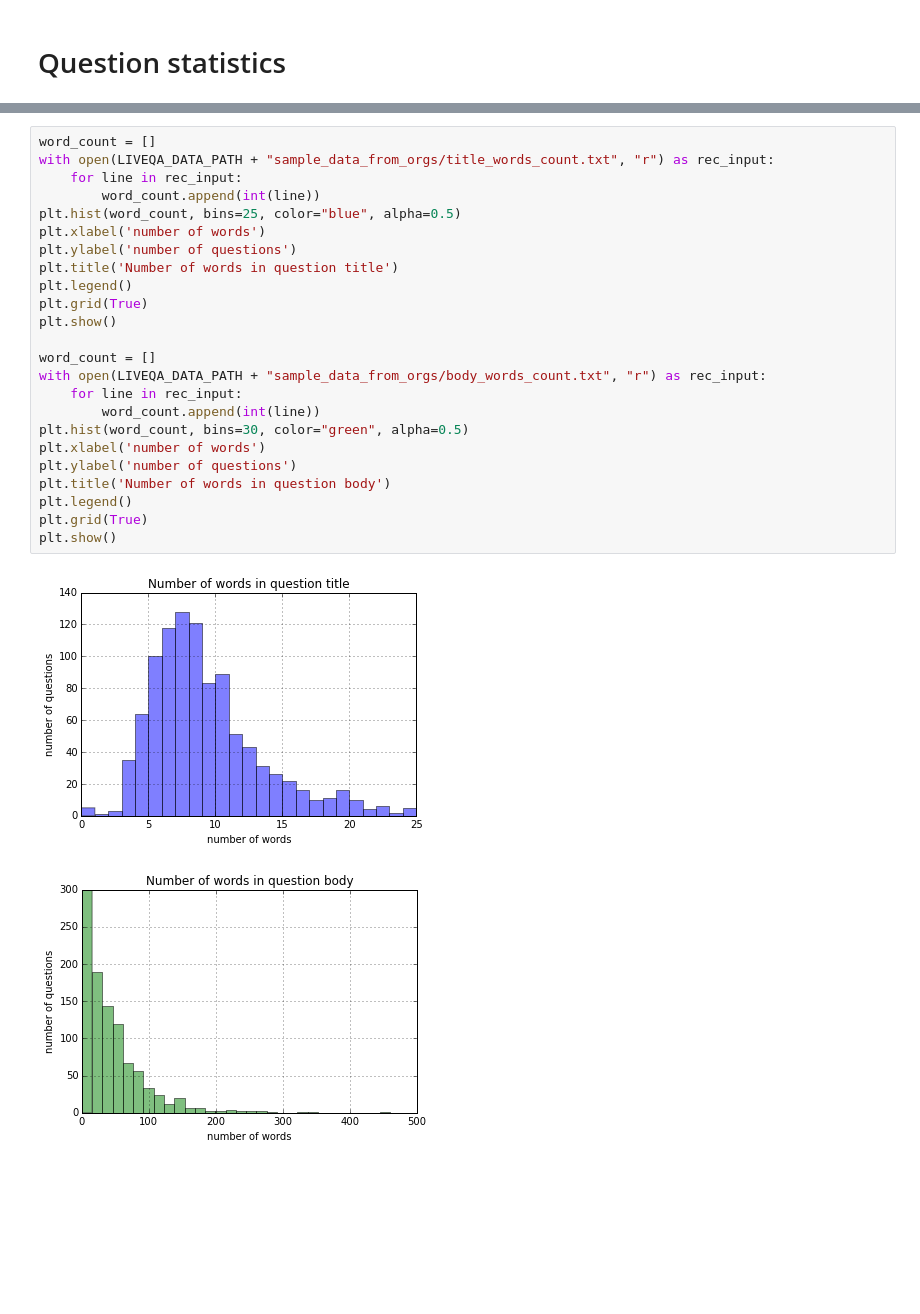
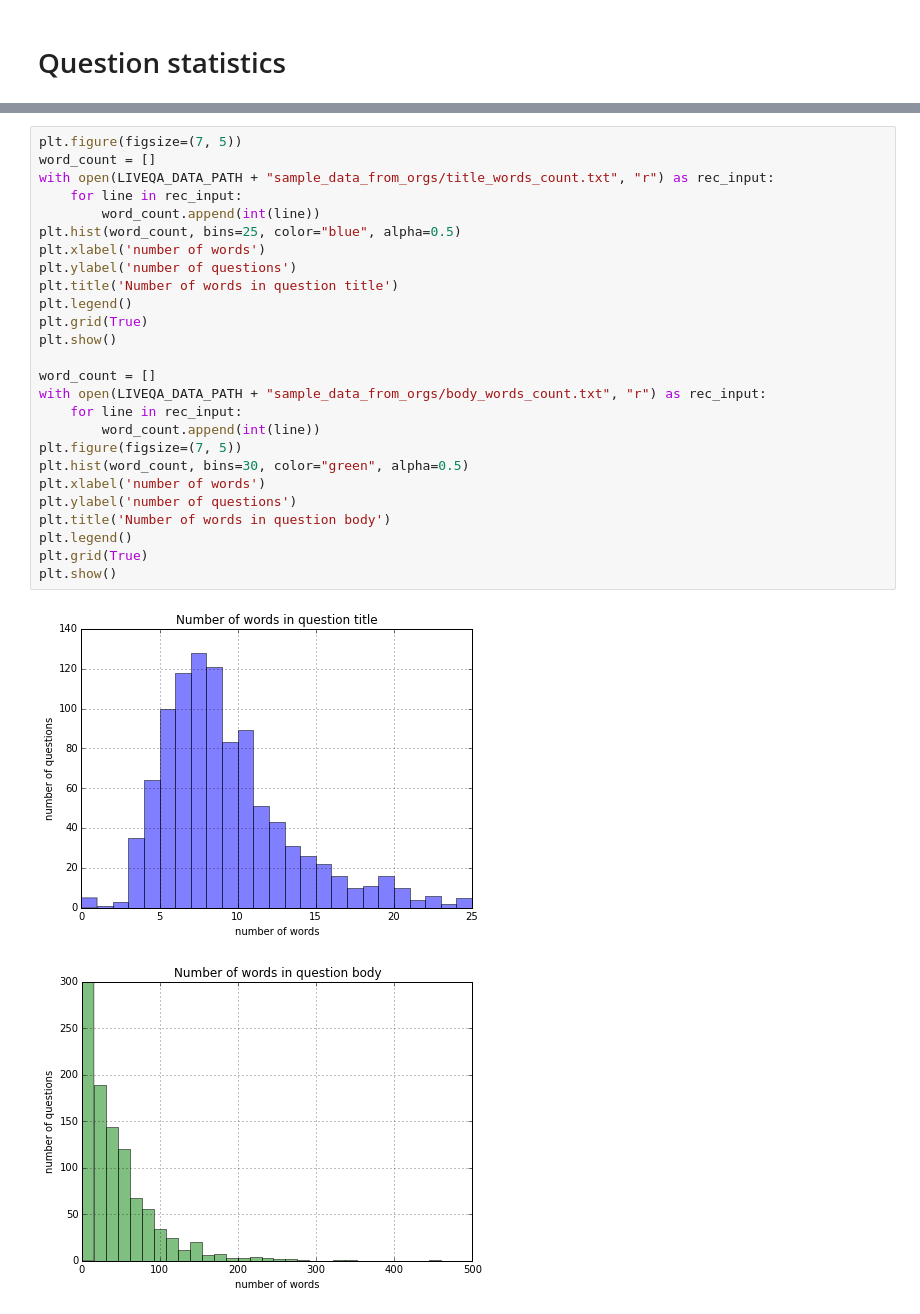
Before and after one commit to DenXX/irlab, a Jupyter notebook: code/dsavenk/liveqa/analysis/LiveQA Analysis.ipynb, the cells around one changed output, grey strips where cells are left out. Saved outputs shown, nothing was run; the diff lists cells and outputs as text; blank space fills up the shorter version.

```diff
--- a/code/dsavenk/liveqa/analysis/LiveQA Analysis.ipynb
+++ b/code/dsavenk/liveqa/analysis/LiveQA Analysis.ipynb
@@ -228,27 +264,29 @@ Questions without answer: 0
 # %%
+plt.figure(figsize=(7, 5))
 word_count = []
 with open(LIVEQA_DATA_PATH + "sample_data_from_orgs/title_words_count.txt", "r") as rec_input:
     for line in rec_input:
         word_count.append(int(line))
 plt.hist(word_count, bins=25, color="blue", alpha=0.5)
 plt.xlabel('number of words')
 plt.ylabel('number of questions')
 plt.title('Number of words in question title')
 plt.legend()
 plt.grid(True)
 plt.show()
 
 word_count = []
 with open(LIVEQA_DATA_PATH + "sample_data_from_orgs/body_words_count.txt", "r") as rec_input:
     for line in rec_input:
         word_count.append(int(line))
+plt.figure(figsize=(7, 5))
 plt.hist(word_count, bins=30, color="green", alpha=0.5)
 plt.xlabel('number of words')
 plt.ylabel('number of questions')
 plt.title('Number of words in question body')
 plt.legend()
 plt.grid(True)
 plt.show()
 # %% [output]
-[figure, old version]
+[figure, new version]
-[figure, old version]
+[figure, new version]
```
Also changed, not shown: parts of 7 cells of this notebook, 20 other files.
